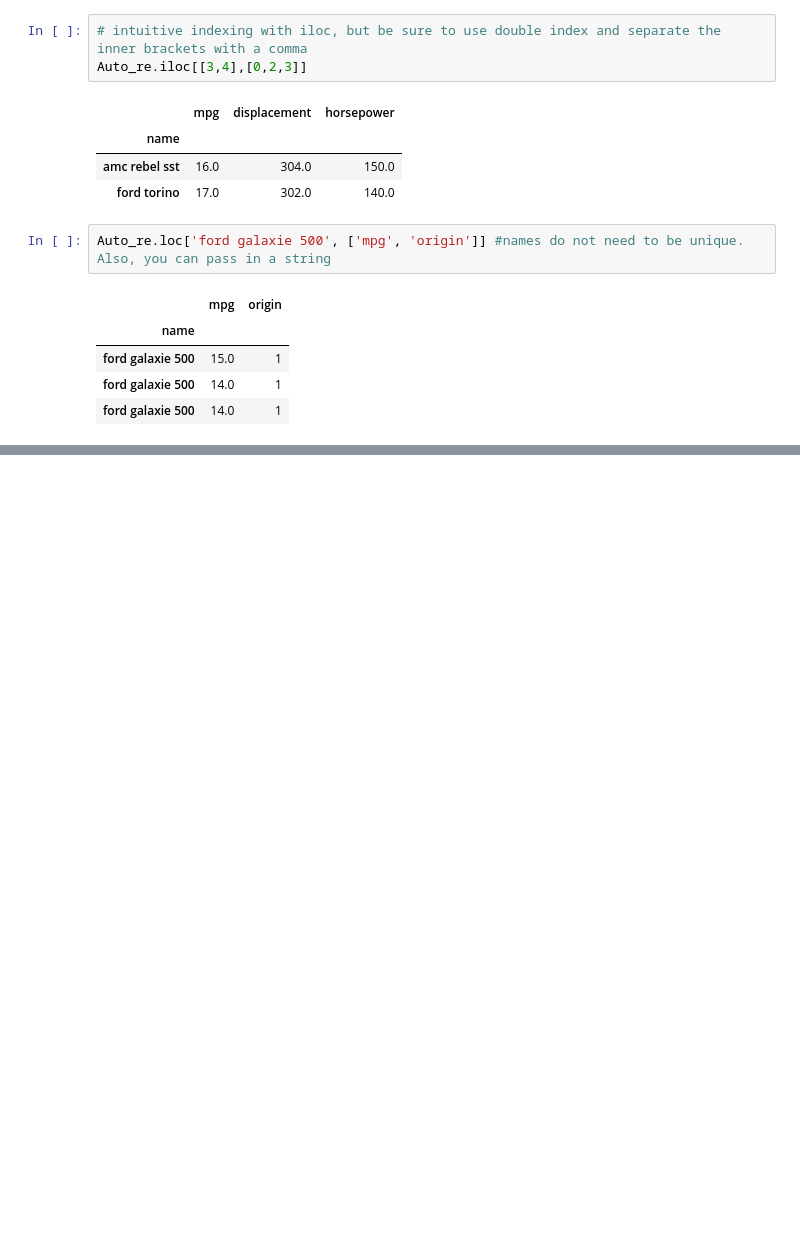
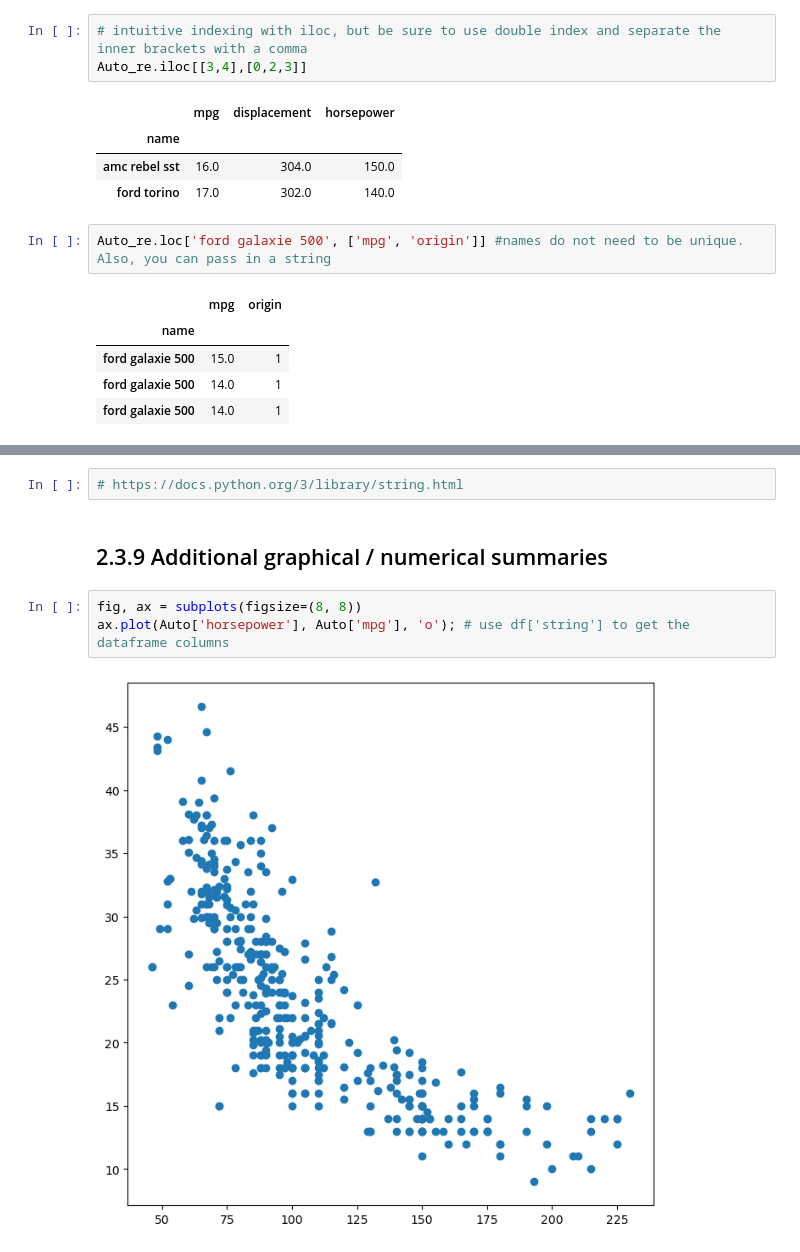
Before and after one commit to ml-ryanlee/islp, a Jupyter notebook: chapter2lab-python.ipynb, the cells around one changed output, grey strips where cells are left out. Drawn from its saved outputs; the diff is of its cells as text; blank space fills up the shorter version.

```diff
--- a/chapter2lab-python.ipynb
+++ b/chapter2lab-python.ipynb
@@ -689,0 +760,9 @@ Auto_re.loc['ford galaxie 500', ['mpg', 'origin']] #names do not need to be uniq
+# %%
+# https://docs.python.org/3/library/string.html
+# %% [markdown]
+## 2.3.9 Additional graphical / numerical summaries
+# %%
+fig, ax = subplots(figsize=(8, 8))
+ax.plot(Auto['horsepower'], Auto['mpg'], 'o'); # use df['string'] to get the dataframe columns
+# %% [output]
+[figure, added]
```
Also changed, not shown: parts of 11 cells of this notebook.
